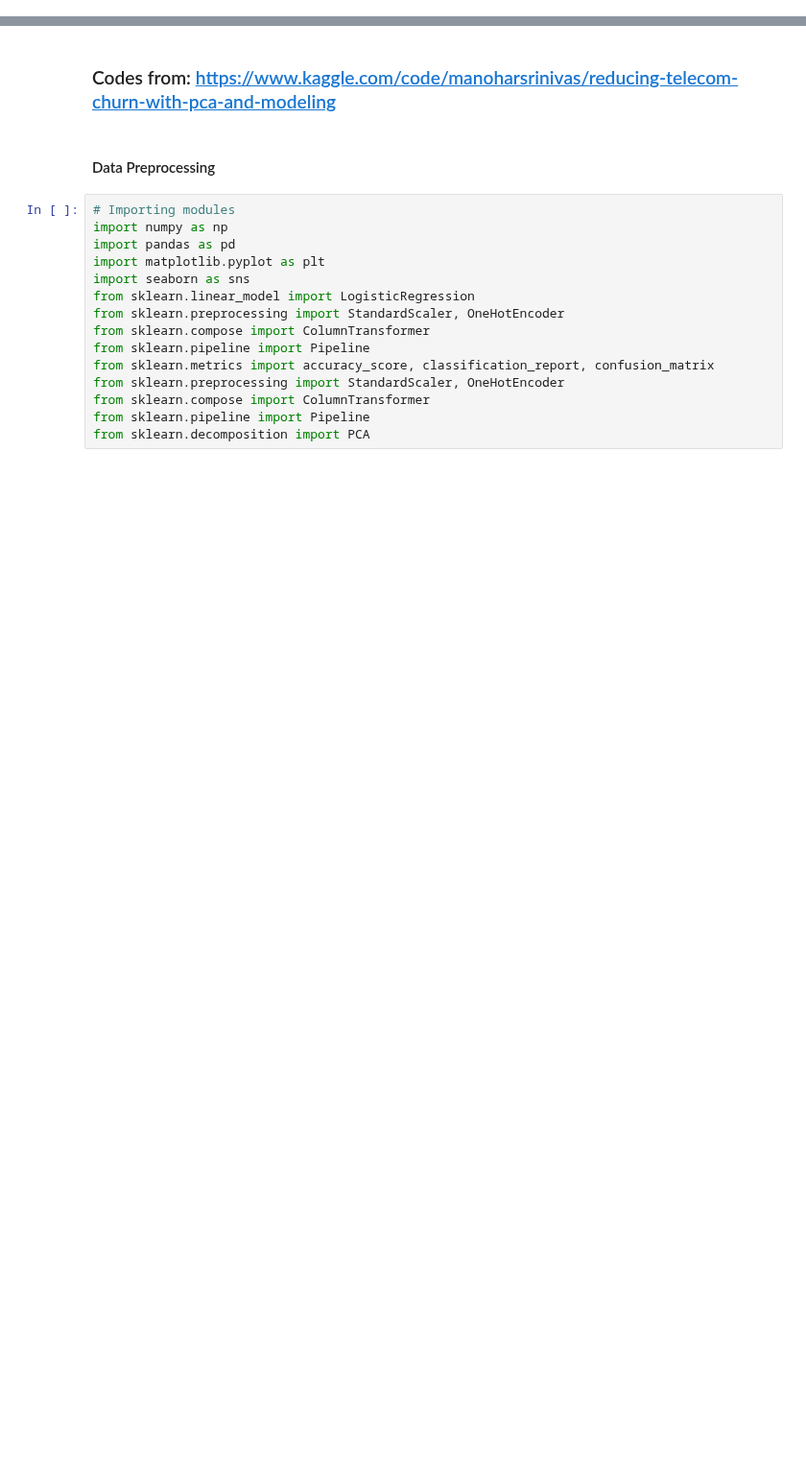
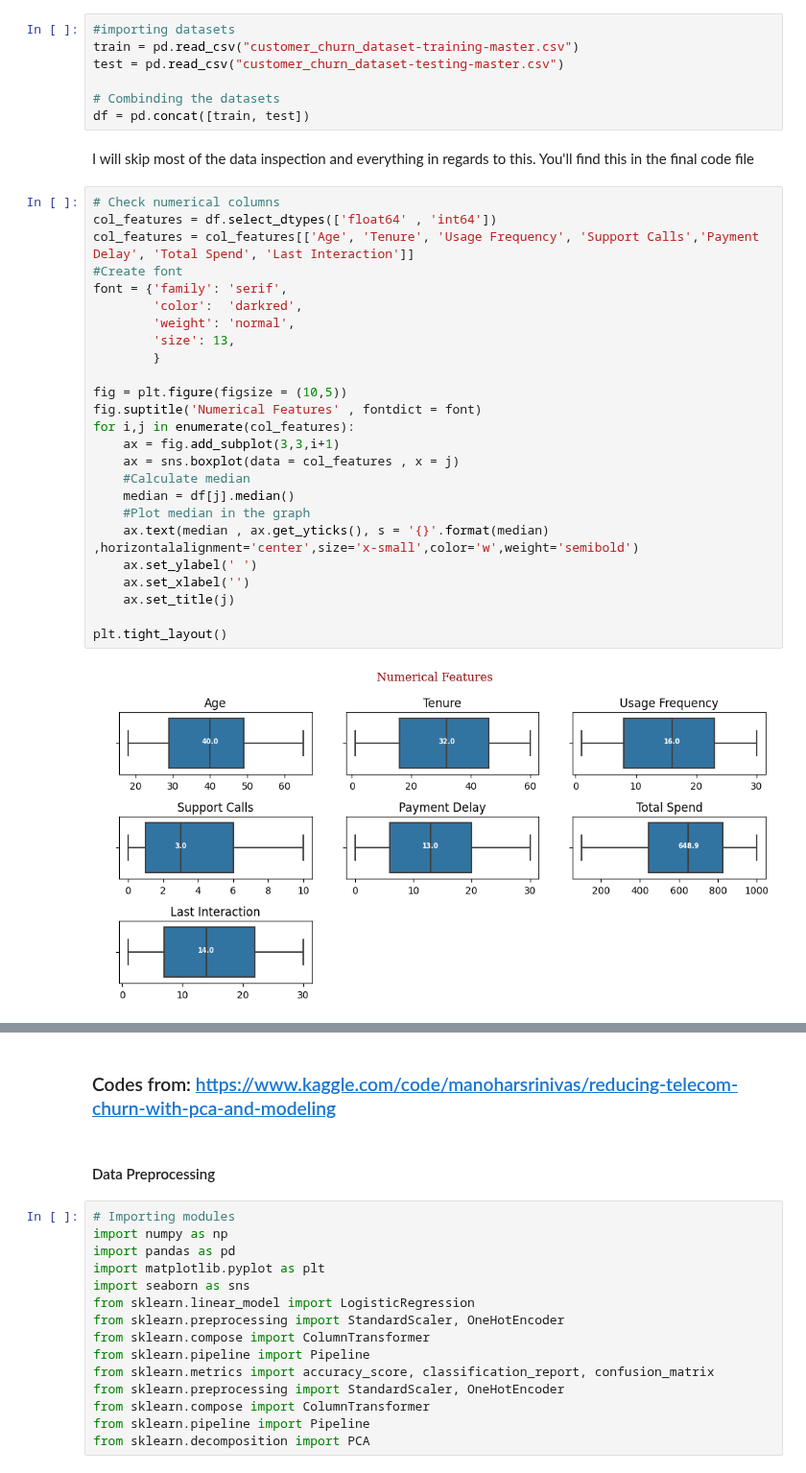
Before and after one commit to Johannes3001/AppliedML_Assign.01, a Jupyter notebook: Fredrik_Codes.ipynb, the cells around one changed output, grey strips where cells are left out. Shown at 96% size. Drawn from its saved outputs; the diff is of its cells as text; blank space fills up the shorter version.

```diff
--- a/Fredrik_Codes.ipynb
+++ b/Fredrik_Codes.ipynb
@@ -0,0 +19,36 @@
+# %%
+#importing datasets
+train = pd.read_csv("customer_churn_dataset-training-master.csv")
+test = pd.read_csv("customer_churn_dataset-testing-master.csv")
+
+# Combinding the datasets
+df = pd.concat([train, test])
+# %% [markdown]
+I will skip most of the data inspection and everything in regards to this. You'll find this in the final code file
+# %%
+# Check numerical columns
+col_features = df.select_dtypes(['float64' , 'int64'])
+col_features = col_features[['Age', 'Tenure', 'Usage Frequency', 'Support Calls','Payment Delay', 'Total Spend', 'Last Interaction']]
+#Create font
+font = {'family': 'serif',
+        'color':  'darkred',
+        'weight': 'normal',
+        'size': 13,
+        }
+
+fig = plt.figure(figsize = (10,5))
+fig.suptitle('Numerical Features' , fontdict = font)
+for i,j in enumerate(col_features):
+    ax = fig.add_subplot(3,3,i+1)
+    ax = sns.boxplot(data = col_features , x = j)
+    #Calculate median
+    median = df[j].median()
+    #Plot median in the graph
+    ax.text(median , ax.get_yticks(), s = '{}'.format(median)  ,horizontalalignment='center',size='x-small',color='w',weight='semibold')
+    ax.set_ylabel(' ')
+    ax.set_xlabel('')
+    ax.set_title(j)
+
+plt.tight_layout()
+# %% [output]
+[figure, added]
```
Also changed, not shown: parts of 13 cells of this notebook.
